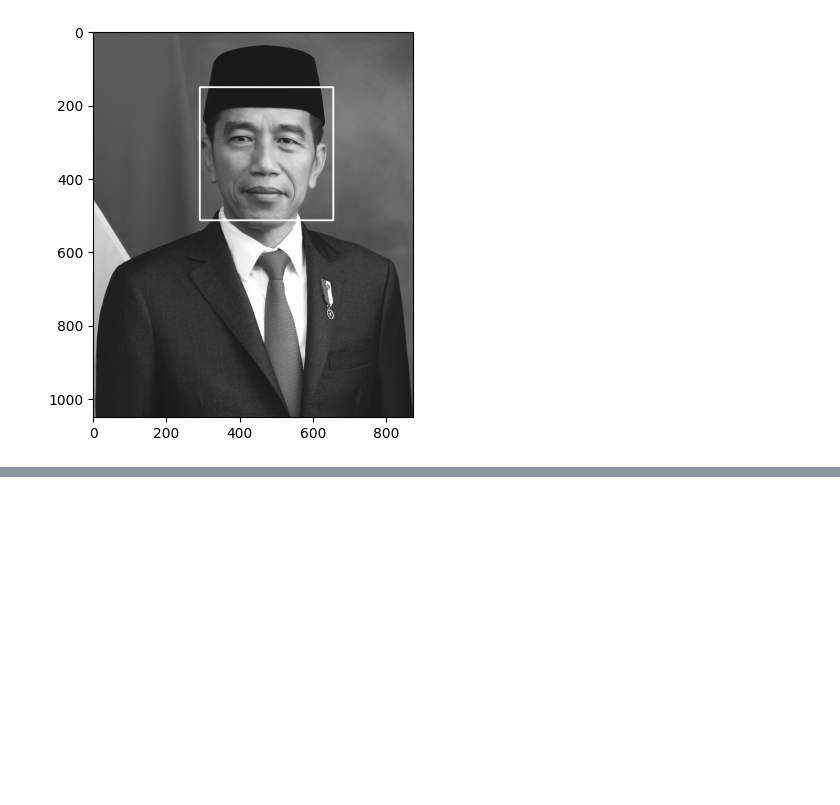
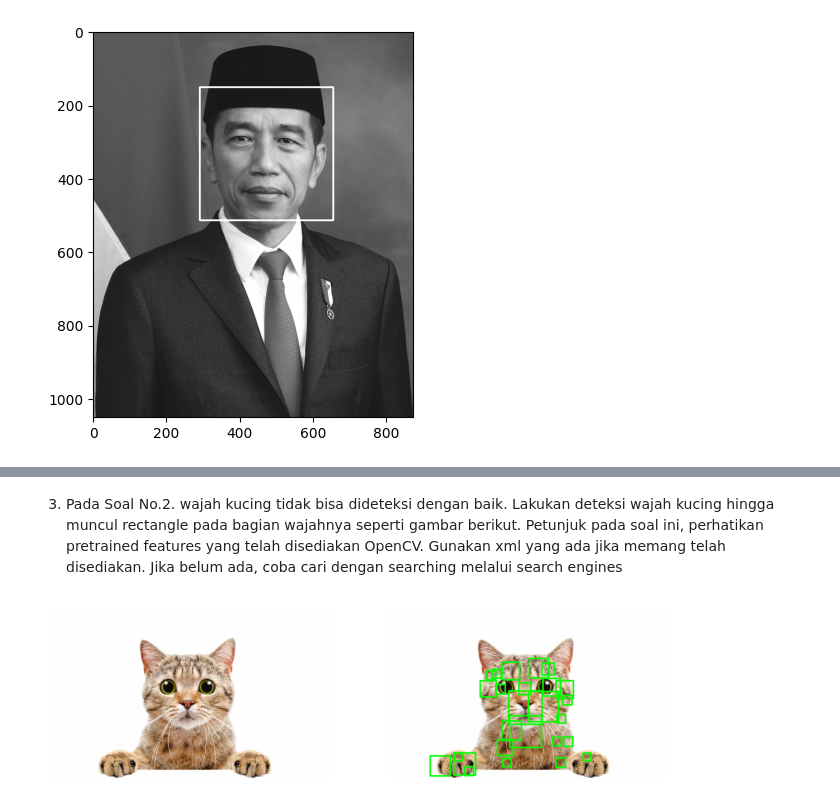
Before and after one commit to Farhanramazainn/PCVK, a Jupyter notebook: Week12.ipynb, the cells around one changed output, grey strips where cells are left out. Drawn from its saved outputs; the diff is of its cells as text; code cells hidden in the pictures; blank space fills up the shorter version.

```diff
--- a/Week12.ipynb
+++ b/Week12.ipynb
@@ -49,0 +54,9 @@ plt.imshow(jokowi, cmap='gray')
+# %%
+def bgr_to_rgb(images):
+  return cv2.cvtColor(images, cv2.COLOR_BGR2RGB)
+
+def gray_to_rgb(images):
+  return cv2.cvtColor(images, cv2.COLOR_GRAY2RGB)
+
+def bgr_to_gray(images):
+  return cv2.cvtColor(images, cv2.COLOR_BGR2GRAY)
@@ -49,0 +214,35 @@ plt.imshow(jokowi, cmap='gray')
+# %% [markdown]
+3. Pada Soal No.2. wajah kucing tidak bisa dideteksi dengan baik. Lakukan deteksi wajah kucing
+hingga muncul rectangle pada bagian wajahnya seperti gambar berikut. Petunjuk pada soal ini,
+perhatikan pretrained features yang telah disediakan OpenCV. Gunakan xml yang ada jika
+memang telah disediakan. Jika belum ada, coba cari dengan searching melalui search engines
+# %%
+# Kucing
+
+# Mendefinisikan Cascade Classifier
+cascade_wajah = cv2.CascadeClassifier('/content/drive/MyDrive/Face Detection/haarcascade_frontalcatface.xml')
+
+kucing = cv2.imread('/content/drive/MyDrive/Pengolahan Citra dan Komputer Vision/Images/facedet/kucing.jpg')
+kucing_bgr = cv2.imread('/content/drive/MyDrive/Pengolahan Citra dan Komputer Vision/Images/facedet/kucing.jpg')
+# Mendeteksi wajah
+roi_wajah = cascade_wajah.detectMultiScale(kucing_bgr)
+
+# Mengonversi gambar grayscale ke RGB untuk menyimpan warna hijau
+# kucing_gray_rgb = gray_to_rgb(kucing_gray)
+
+# Menggambar kotak hijau di sekitar wajah pada gambar BGR
+for (x, y, w, h) in roi_wajah:
+    cv2.rectangle(kucing_bgr, (x, y), (x+w, y+h), (0, 255, 0), 3)
+
+# Mengonversi gambar BGR ke RGB menggunakan fungsi bgr_to_rgb
+kucing_rgb = bgr_to_rgb(kucing_bgr)
+
+# Menampilkan gambar dengan kotak hijau di sekitar wajah
+plt.figure(figsize=(8, 8))
+plt.subplot(121), plt.imshow(bgr_to_rgb(kucing))
+plt.axis('off')
+plt.subplot(122), plt.imshow(kucing_rgb)
+plt.axis('off')
+plt.show()
+# %% [output]
+[figure, added]
```
Also changed, not shown: parts of 9 cells of this notebook.
